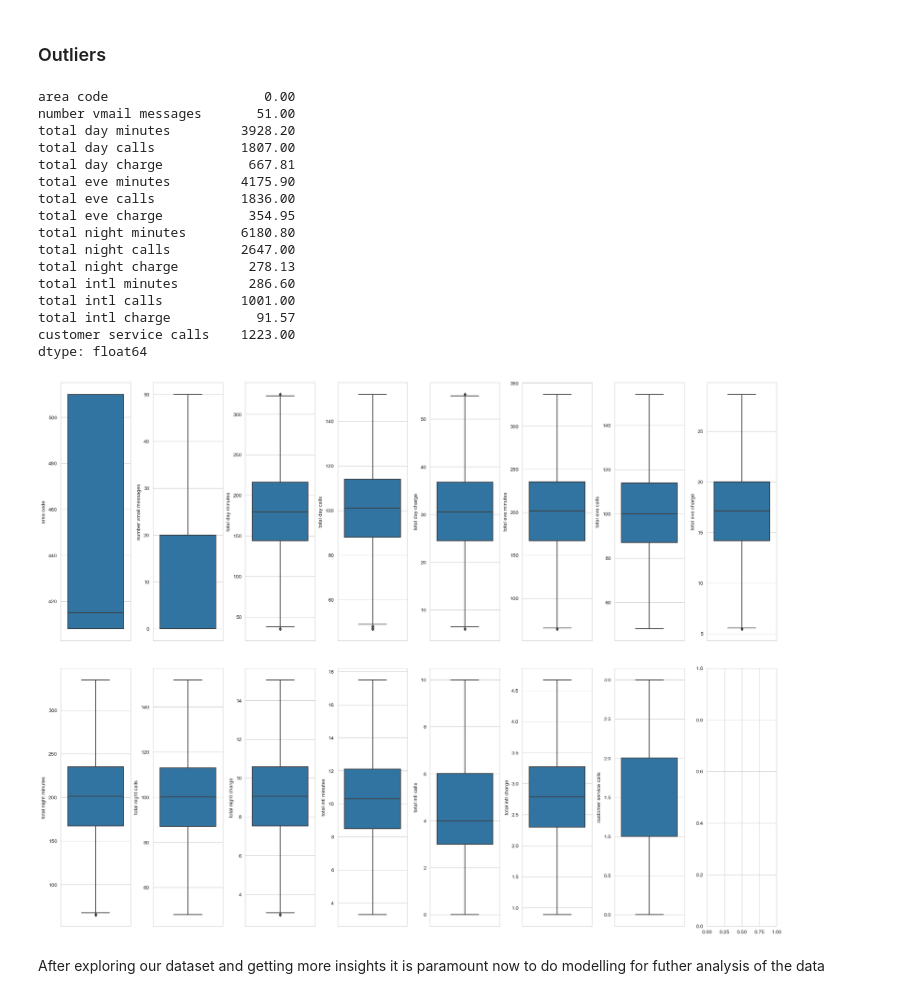
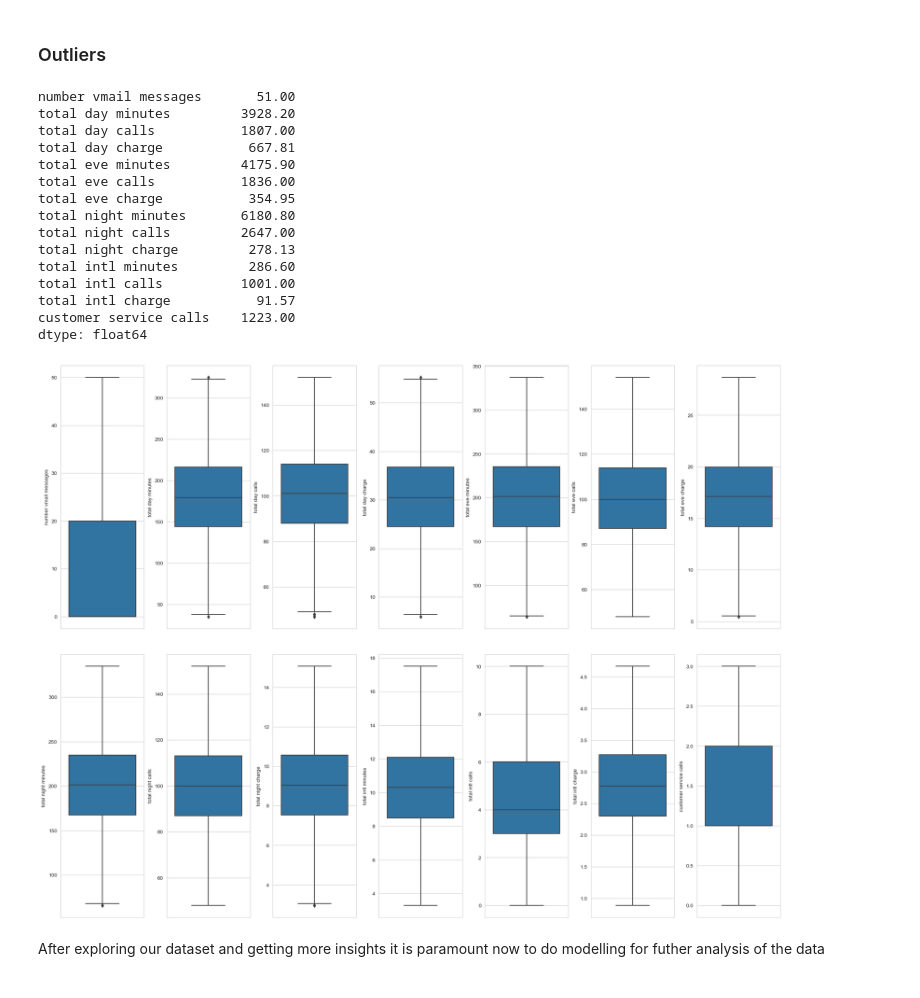
Before and after one commit to nelkemboi/dsc-phase-3-project-v2-3, a Jupyter notebook: customerchurn.ipynb, the cells around one changed output. Drawn from its saved outputs; the diff is of its cells as text; code cells hidden in the pictures.

```diff
--- a/customerchurn.ipynb
+++ b/customerchurn.ipynb
@@ -82,6 +83,6 @@ memory usage: 524.2+ KB
 * There are categorical and numerical columns in the dataset
 # %%
 #dropping irrelevant columns
-seriatel_df= seriatel_df.drop(columns= ['phone number', 'account length'], axis=1)
+seriatel_df= seriatel_df.drop(columns= ['phone number', 'account length', 'area code'], axis=1)
 seriatel_df.head()
 # %% [output]
@@ -94,6 +95,6 @@ seriatel_df.head()
 # %%
 #separating categorical and numerical colums for easier analysis
-numerical_df = seriatel_df[['area code', 'number vmail messages',
+numerical_df = seriatel_df[['number vmail messages',
        'total day minutes', 'total day calls', 'total day charge',
        'total eve minutes', 'total eve calls', 'total eve charge',
        'total night minutes', 'total night calls', 'total night charge',
@@ -304,7 +304,6 @@ def detect_outliers(data):
 # %%
 detect_outliers(numerical_df).sum()
 # %% [output]
-area code                    0.00
 number vmail messages       51.00
 total day minutes         3928.20
 total day calls           1807.00
@@ -340,16 +339,16 @@ filtered_data = remove_outliers(numerical_df)
 # %%
 #checking for any outliers in the dataset using box plot
 # visualizing with matplotlib and seaborn
 sns.set_style('whitegrid')
-fig,ax = plt.subplots(ncols=8,nrows =2,figsize = (20,15))
+fig,ax = plt.subplots(ncols=7,nrows =2,figsize = (20,15))
 index = 0
 ax = ax.flatten()
 for col,value in filtered_data.items():
     sns.boxplot(y = col,data = filtered_data,ax = ax[index])
     index += 1
 plt.tight_layout(pad= 0.5,w_pad= 0.7,h_pad=5.0);
 # %% [output]
-[figure, old version]
+[figure, new version]
 # %% [markdown]
 After exploring our dataset and getting more insights it is paramount now to do modelling for futher analysis of the data
 # %% [markdown]
```
Also changed, not shown: parts of 17 cells of this notebook.
